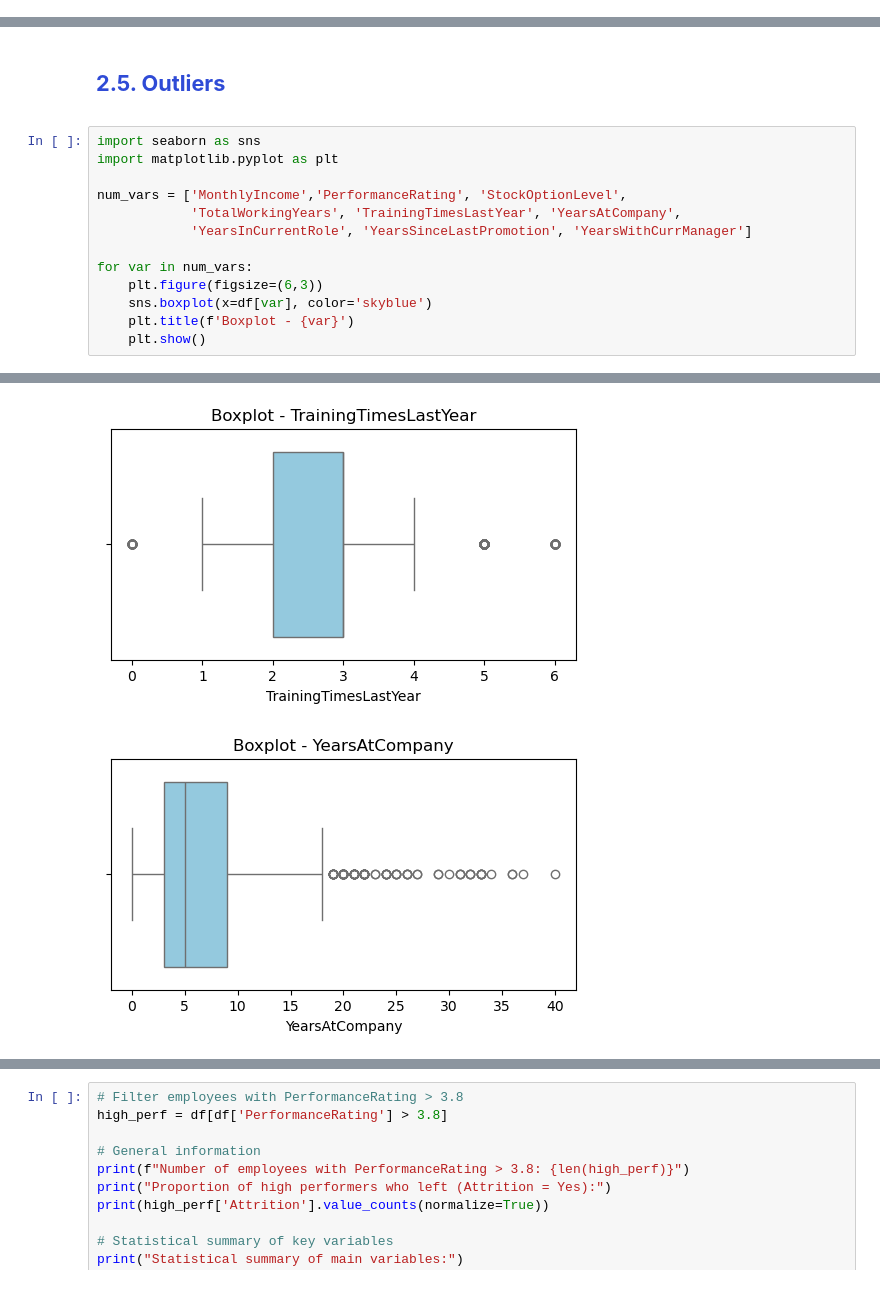
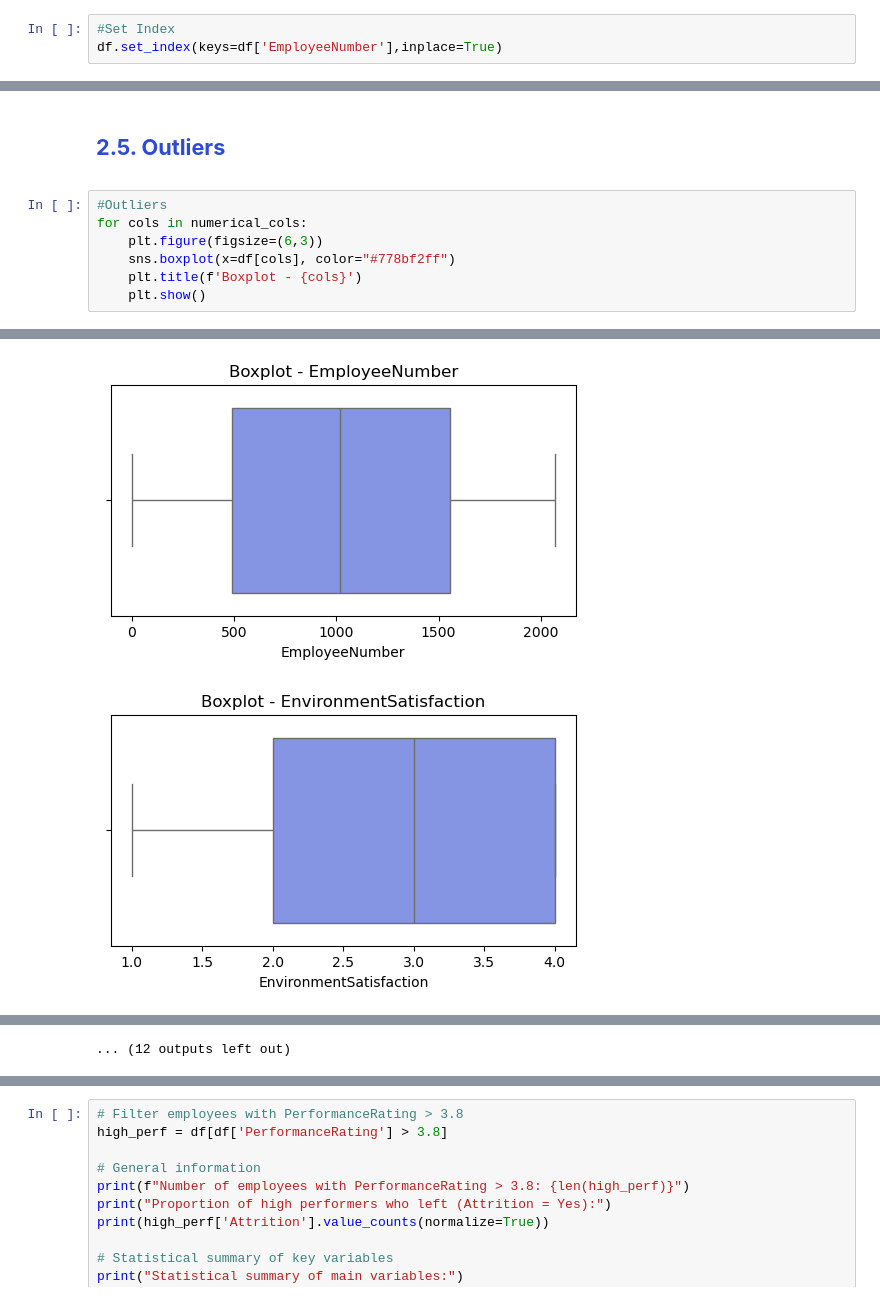
Before and after one commit to deboratcruz11/bootcamp, a Jupyter notebook: HR_Attrition.ipynb, the cells around one changed output, grey strips where cells are left out. Drawn from its saved outputs; the diff is of its cells as text.

```diff
--- a/HR_Attrition.ipynb
+++ b/HR_Attrition.ipynb
@@ -86,3 +117,6 @@ pd.DataFrame({
+# %%
+#Set Index
+df.set_index(keys=df['EmployeeNumber'],inplace=True)
 # %% [markdown]
 <a class="anchor" id="2nd-bullet">
 
@@ -407,16 +418,10 @@ print(strong_corr)
 
 ## **2.5. Outliers** </font></a>
 # %%
-import seaborn as sns
-import matplotlib.pyplot as plt
-
-num_vars = ['MonthlyIncome','PerformanceRating', 'StockOptionLevel',
-            'TotalWorkingYears', 'TrainingTimesLastYear', 'YearsAtCompany',
-            'YearsInCurrentRole', 'YearsSinceLastPromotion', 'YearsWithCurrManager']
-
-for var in num_vars:
+#Outliers
+for cols in numerical_cols:
     plt.figure(figsize=(6,3))
-    sns.boxplot(x=df[var], color='skyblue')
-    plt.title(f'Boxplot - {var}')
+    sns.boxplot(x=df[cols], color="#778bf2ff")
+    plt.title(f'Boxplot - {cols}')
     plt.show()
 # %% [output]
@@ -427,2 +432,2 @@ for var in num_vars:
-[figure, old version]
+[figure, new version]
-[figure, old version]
+[figure, new version]
@@ -431,0 +440 @@ for var in num_vars:
+... (12 outputs left out)
```
Also changed, not shown: parts of 43 cells of this notebook.
